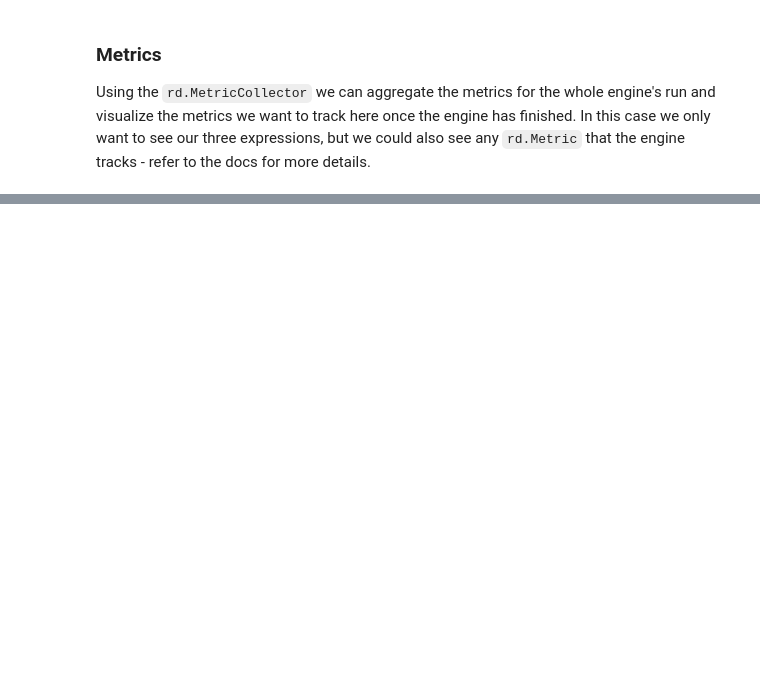
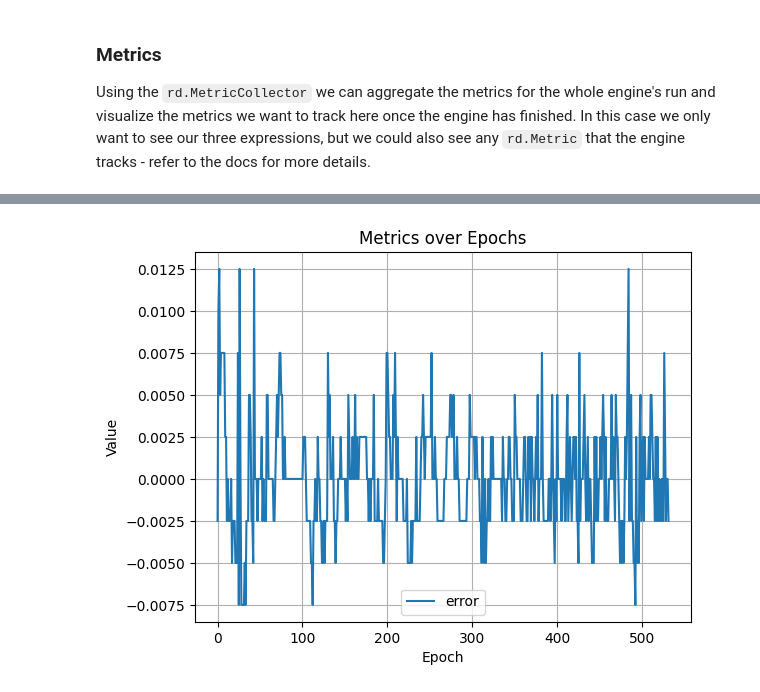
Before and after one commit to pkalivas/radiate, a Jupyter notebook: examples/python/expr_species_distance.ipynb, the cells around one changed output, grey strips where cells are left out. Saved outputs shown, nothing was run; the diff lists cells and outputs as text; code cells hidden in the pictures; blank space fills up the shorter version.

```diff
--- a/examples/python/expr_species_distance.ipynb
+++ b/examples/python/expr_species_distance.ipynb
@@ -130,3 +89,7 @@ collector.plot(
+# %%
+collector.plot("error")
+# %% [output]
+[figure, added]
 # %%
 df = collector.to_polars()
 df.filter(pl.col("name") == "count.species").tail(20)
```
Also changed, not shown: parts of 7 cells of this notebook, 6 other files.
